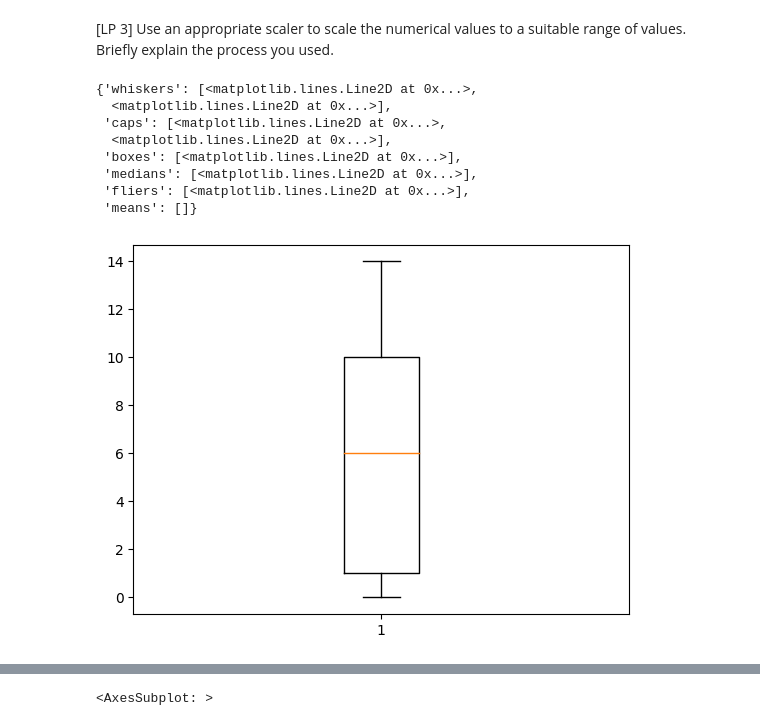
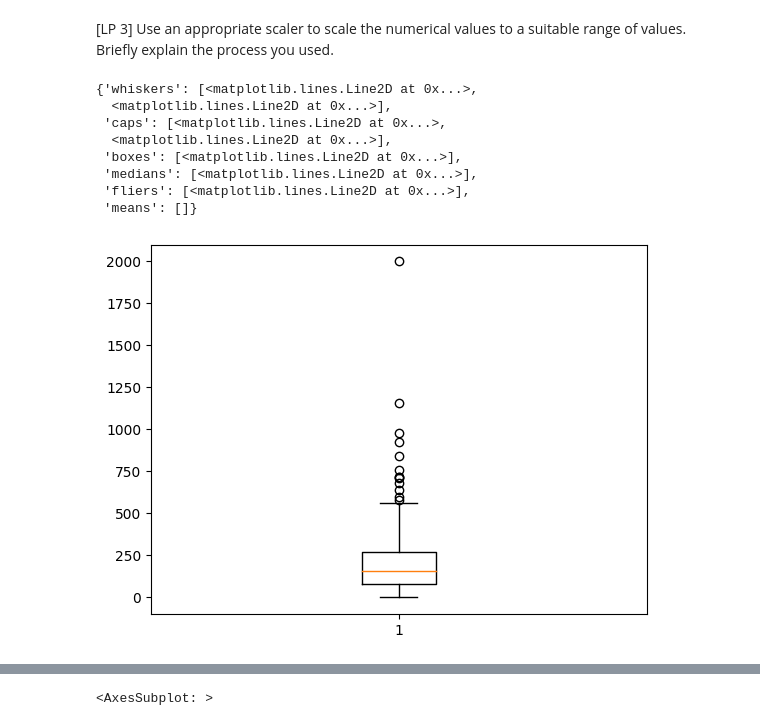
Before and after one commit to ankitajaswal/Cmpe255, a Jupyter notebook: HW1/HW1 Part 1.ipynb, the cells around one changed output, grey strips where cells are left out. Cells and saved outputs as stored; diff of their text form; code cells hidden in the pictures.

```diff
--- a/HW1/HW1 Part 1.ipynb
+++ b/HW1/HW1 Part 1.ipynb
@@ -359,14 +368,14 @@ There are a total of 16 attributes with 690 instances.
 # %% [markdown]
 [LP 3] Use an appropriate scaler to scale the numerical values to a suitable range of values. Briefly explain the process you used.
 # %%
-plt.boxplot(df[5])
+plt.boxplot(df[13])
 # %% [output]
 {'whiskers': [<matplotlib.lines.Line2D at 0x...>,
   <matplotlib.lines.Line2D at 0x...>],
  'caps': [<matplotlib.lines.Line2D at 0x...>,
   <matplotlib.lines.Line2D at 0x...>],
  'boxes': [<matplotlib.lines.Line2D at 0x...>],
  'medians': [<matplotlib.lines.Line2D at 0x...>],
  'fliers': [<matplotlib.lines.Line2D at 0x...>],
  'means': []}
-[figure, old version]
+[figure, new version]
```
Also changed, not shown: parts of 13 cells of this notebook.
